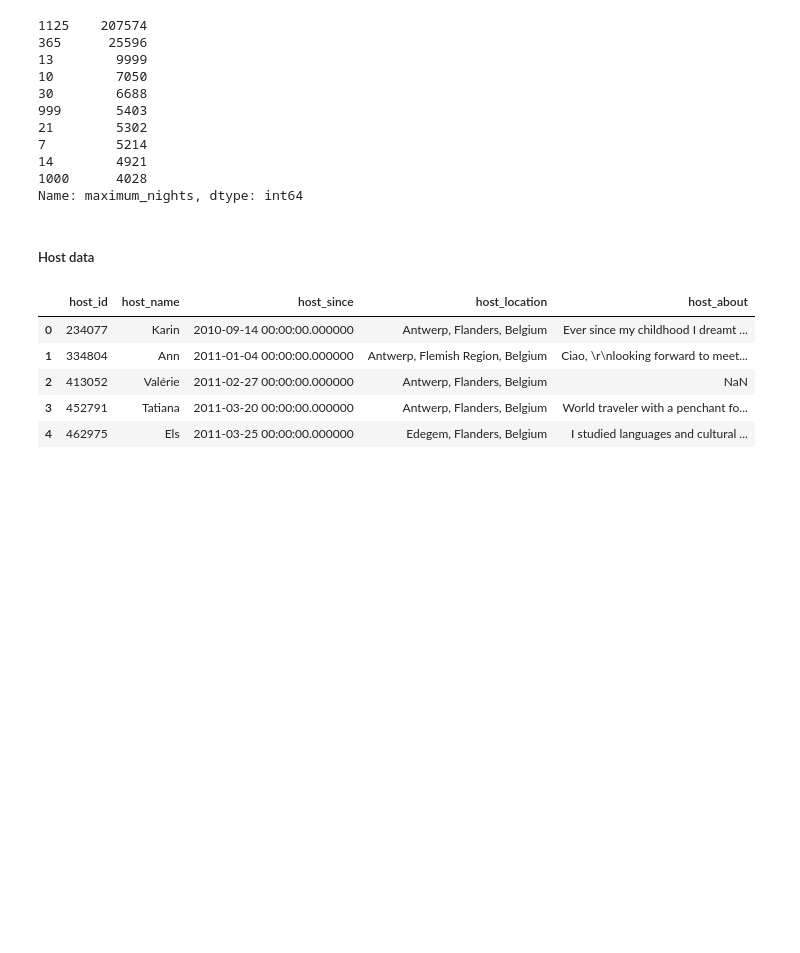
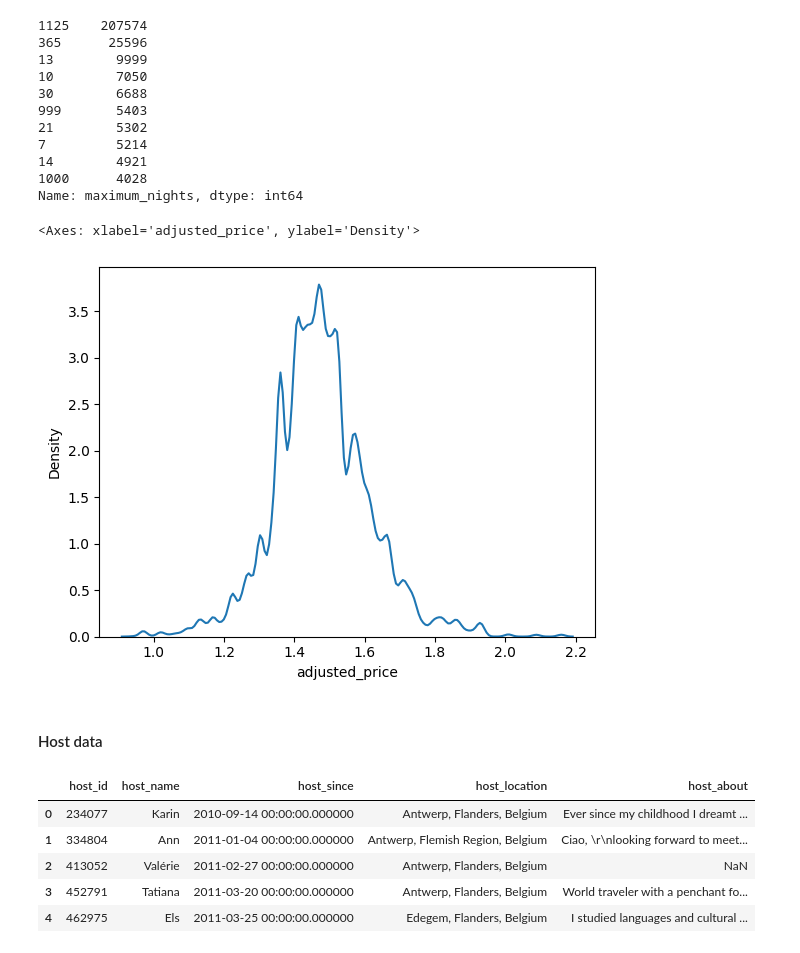
Before and after one commit to SuhelAnsari9272/Airbnb-booking-analysis, a Jupyter notebook: Airbnb_capstone_ABADS.ipynb, the cells around one changed output. Cells and saved outputs as stored; diff of their text form; code cells hidden in the pictures; blank space fills up the shorter version.

Commit message:
Data cleaning

```diff
--- a/Airbnb_capstone_ABADS.ipynb
+++ b/Airbnb_capstone_ABADS.ipynb
@@ -179,8 +179,16 @@ cal_df['maximum_nights'].value_counts()[0:10]
 14        4921
 1000      4028
 Name: maximum_nights, dtype: int64
+# %%
+#Transformation of price column
+cal_df['adjusted_price'] = np.log(cal_df['adjusted_price'])
+from matplotlib import pyplot as plt
+sns.kdeplot(cal_df['adjusted_price'])
+# %% [output]
+<Axes: xlabel='adjusted_price', ylabel='Density'>
+[figure, added]
 # %% [markdown]
-##### Host data
+#### Host data
 # %%
 host_data.head()
 # %% [output]
```
Also changed, not shown: parts of 40 cells of this notebook.
